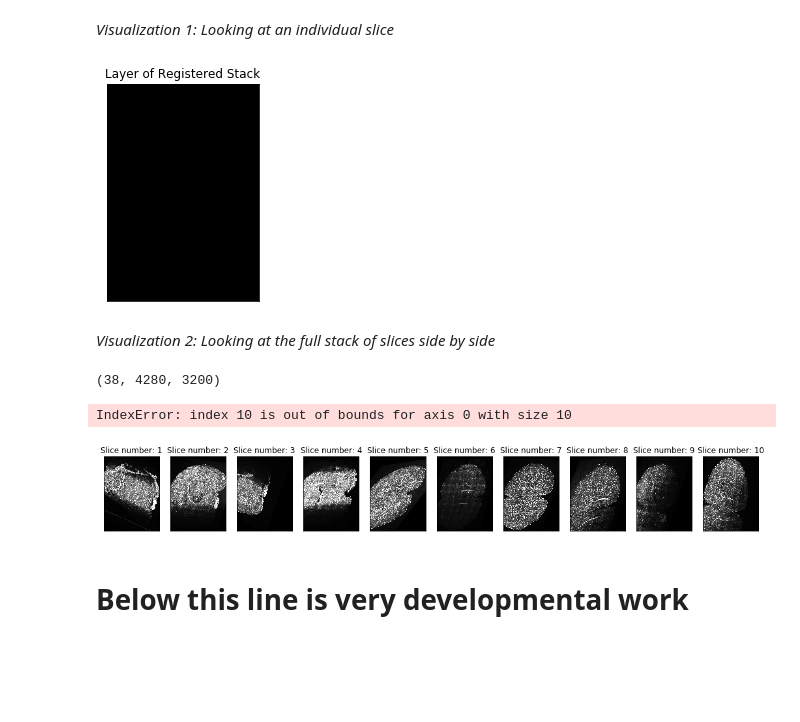
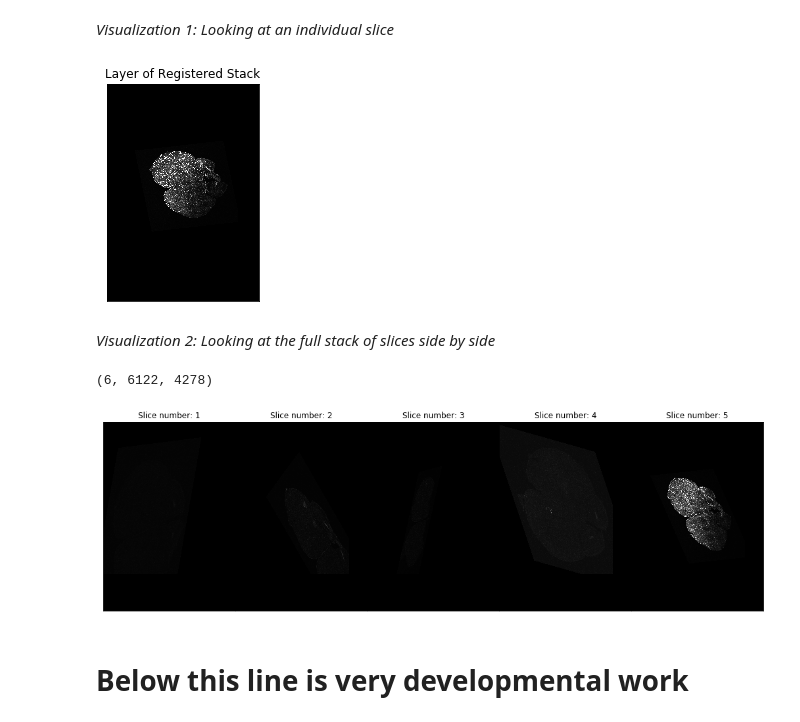
Before and after one commit to Nance-Lab/ifmodels, a Jupyter notebook: scripts/ifmodels.ipynb, the cells around one changed output. Cells and saved outputs as stored; diff of their text form; code cells hidden in the pictures; blank space fills up the shorter version.

```diff
--- a/scripts/ifmodels.ipynb
+++ b/scripts/ifmodels.ipynb
@@ -138,8 +138,8 @@ file_names = file_names[file_names.names!= atlas_file_name]
 # %% [markdown]
 *Step 7: A inital test of files*
 # %%
-file_id = str(file_names.at[2,'ids'])
-new_file_name = str(file_names.at[2,'names'])
+file_id = str(file_names.at[4,'ids'])
+new_file_name = str(file_names.at[4,'names'])
 file6 = drive.CreateFile({'id': file_id})
 file6.GetContentFile(new_file_name)
 # %%
@@ -149,9 +147,8 @@ practice_im.shape
 # %% [markdown]
 *Step 7: Initializing a value and array for registration use in Step 8*
 # %%
-k = 0
-Length = practice_im.shape[0]+1000
-Width = practice_im.shape[1]+1000
+Length = practice_im.shape[0] + 1500
+Width = practice_im.shape[1] + 1500
 
 #Creating a numpy stack to add the registered slices to
 Registered_stack = np.zeros((file_names.shape[0], Length, Width))
@@ -164,7 +161,7 @@ resize_value = int(practice_im.shape[0]/atlas_length)
 *Step 8: Full code for pulling and registering files from google drive*
 # %%
 #  Cleaning up the moving image and getting registration points
-im = register.im_read('slide1_slice1.tif')
+im = register.im_read(new_file_name)
 binary = register.mim_edge_detector(im)
 binary = register.image_cleaning(binary)
 coor_df = register.find_points(binary)
@@ -177,13 +174,11 @@ resized = preprocess.resize(coronal, resize_value)
 resized = register.mim_edge_detector(resized)
 fim_coor_df = register.find_points(resized)
 
-#  Performing the affine transformation to get registration coordinates
+ #  Performing the affine transformation to get registration coordinates
 df = pd.concat([coor_df, fim_coor_df], axis = 1)
-ainv = register.reg_coefficients(df, 1, 3, 5)
+ainv = register.reg_coefficients(df, 1, 4, 6)
 
 #  Registering the slice
 registered_im = register.registration(im, resized, ainv)
-Registered_stack[k] = registered_im
 
-#  Removing the downloaded file and printing file name as a status update
-os.remove(new_file_name)
+Registered_stack[1, 0:registered_im.shape[0], 0:0+registered_im.shape[1]] = registered_im
@@ -190,4 +194,5 @@ os.remove(new_file_name)
 # %%
+k = 0
 for row in file_names.itertuples():
     try:
         #  Downloading the slice to be registered (moving image)
@@ -212,11 +217,12 @@ for row in file_names.itertuples():
 
         #  Performing the affine transformation to get registration coordinates
         df = pd.concat([coor_df, fim_coor_df], axis = 1)
-        ainv = register.reg_coefficients(df, 1, 3, 5)
+        ainv = register.reg_coefficients(df, 1, 4, 6)
 
         #  Registering the slice
         registered_im = register.registration(im, resized, ainv)
-        Registered_stack[k] = registered_im
+
+        Registered_stack[k, 0:registered_im.shape[0], 0:0+registered_im.shape[1]] = registered_im
 
         #  Removing the downloaded file and printing file name as a status update
         os.remove(new_file_name)
@@ -246,31 +247,30 @@ plt.yticks([])
 
 plt.show()
 # %% [output]
-[figure, old version]
+[figure, new version]
 # %% [markdown]
 *Visualization 2: Looking at the full stack of slices side by side*
 # %%
 Registered_stack.shape
 # %% [output]
-(38, 4280, 3200)
+(6, 6122, 4278)
 # %%
-fig, ax = plt.subplots(1,10, figsize=[18,18])
+fig, ax = plt.subplots(1,5, figsize=[18,18])
 
 n=0
 slice=1
-for _ in range(28):
+for _ in range(5):
     ax[n].imshow(Registered_stack[_], 'gray')
     ax[n].set_xticks([])
     ax[n].set_yticks([])
     ax[n].set_title('Slice number: {}'.format(slice), color='black')
     n += 1
     slice += 1
 
 fig.subplots_adjust(wspace=0, hspace=0)
 plt.show()
 # %% [output]
-IndexError: index 10 is out of bounds for axis 0 with size 10
-[figure, old version]
+[figure, new version]
 # %% [markdown]
 # Below this line is very developmental work
 # %% [markdown]
```
Also changed, not shown: parts of 4 cells of this notebook.
